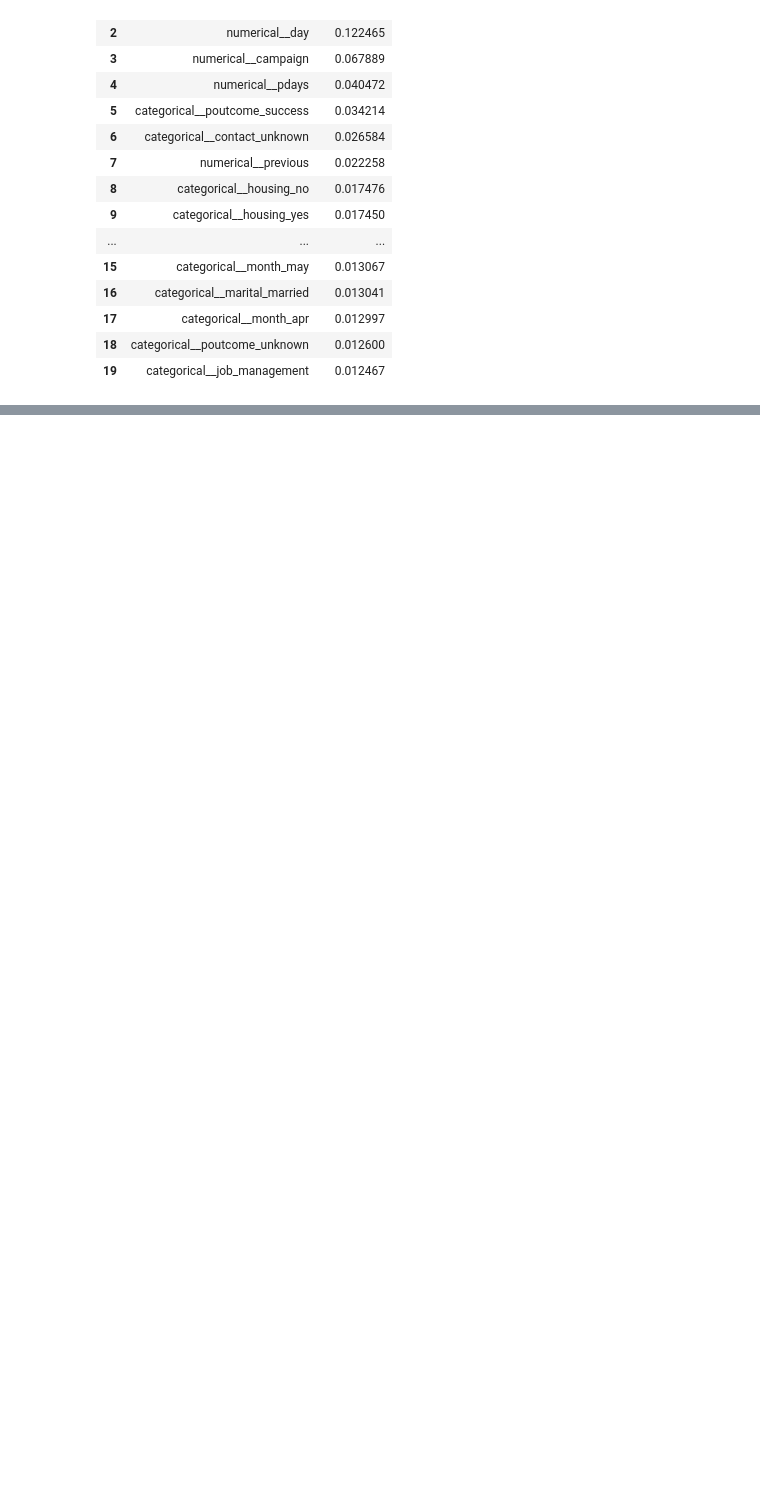
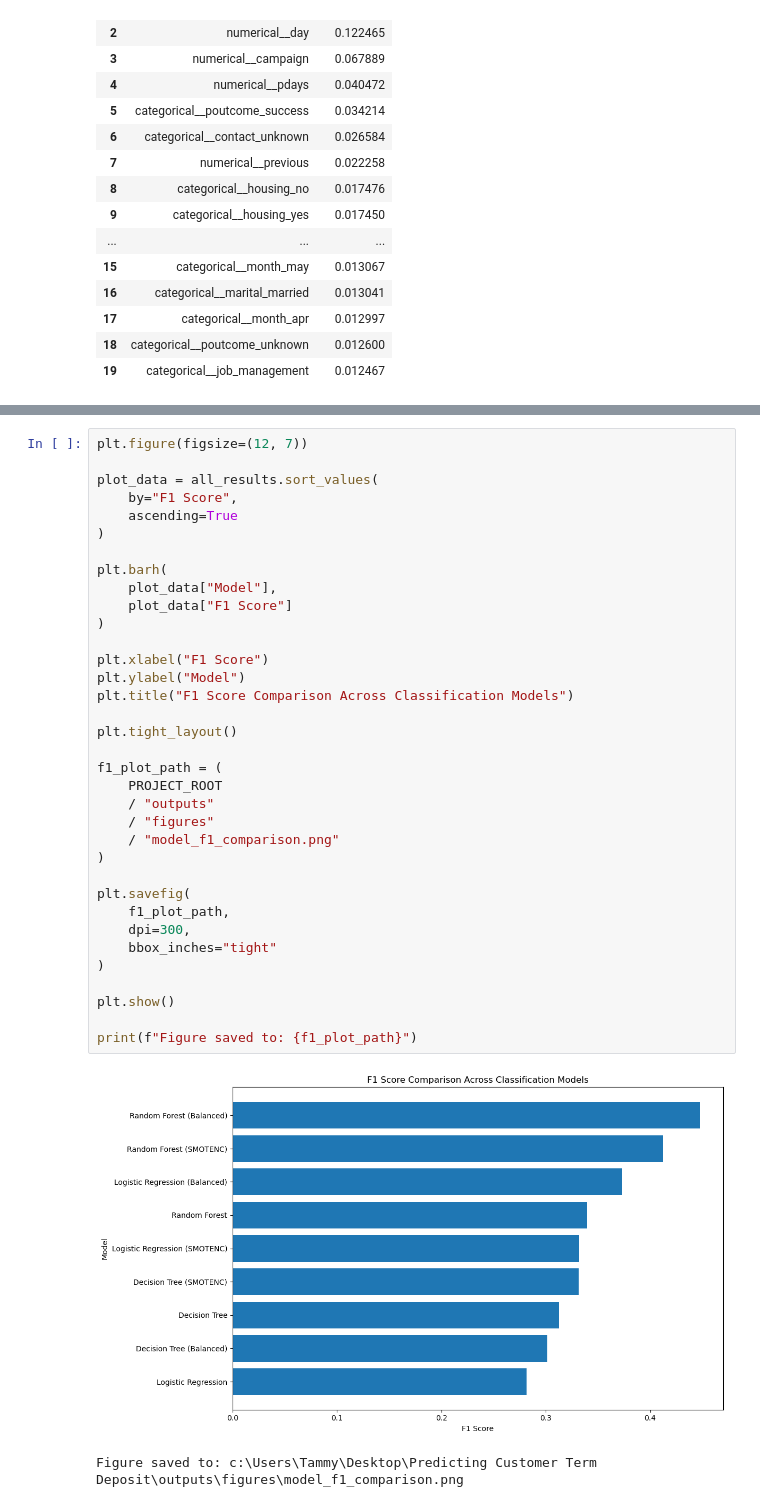
Before and after one commit to Tam-Davies/Predicting-Customer-Term-Deposit-Subscription-Using-Supervised-Machine-Learning, a Jupyter notebook: notebooks/bank_marketing_classification.ipynb, the cells around one changed output, grey strips where cells are left out. Cells and saved outputs as stored; diff of their text form; blank space fills up the shorter version.

Commit message:
Done with the modeling phase of this project

```diff
--- a/notebooks/bank_marketing_classification.ipynb
+++ b/notebooks/bank_marketing_classification.ipynb
@@ -853,0 +857,38 @@ print(f"Figure saved to: {feature_plot_path}")
+# %%
+plt.figure(figsize=(12, 7))
+
+plot_data = all_results.sort_values(
+    by="F1 Score",
+    ascending=True
+)
+
+plt.barh(
+    plot_data["Model"],
+    plot_data["F1 Score"]
+)
+
+plt.xlabel("F1 Score")
+plt.ylabel("Model")
+plt.title("F1 Score Comparison Across Classification Models")
+
+plt.tight_layout()
+
+f1_plot_path = (
+    PROJECT_ROOT
+    / "outputs"
+    / "figures"
+    / "model_f1_comparison.png"
+)
+
+plt.savefig(
+    f1_plot_path,
+    dpi=300,
+    bbox_inches="tight"
+)
+
+plt.show()
+
+print(f"Figure saved to: {f1_plot_path}")
+# %% [output]
+[figure, added]
+Figure saved to: c:\Users\Tammy\Desktop\Predicting Customer Term Deposit\outputs\figures\model_f1_comparison.png
```
Also changed, not shown: parts of 9 cells of this notebook.
